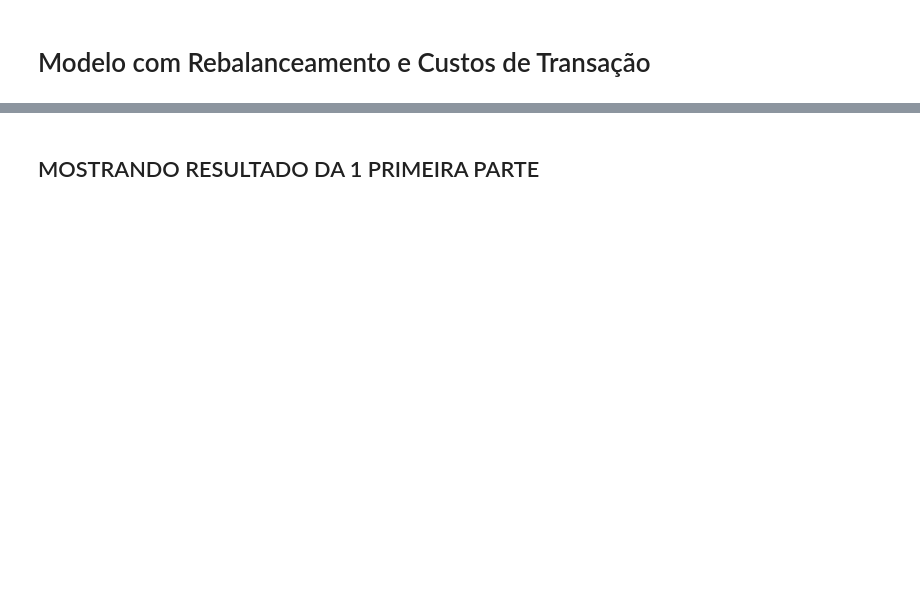
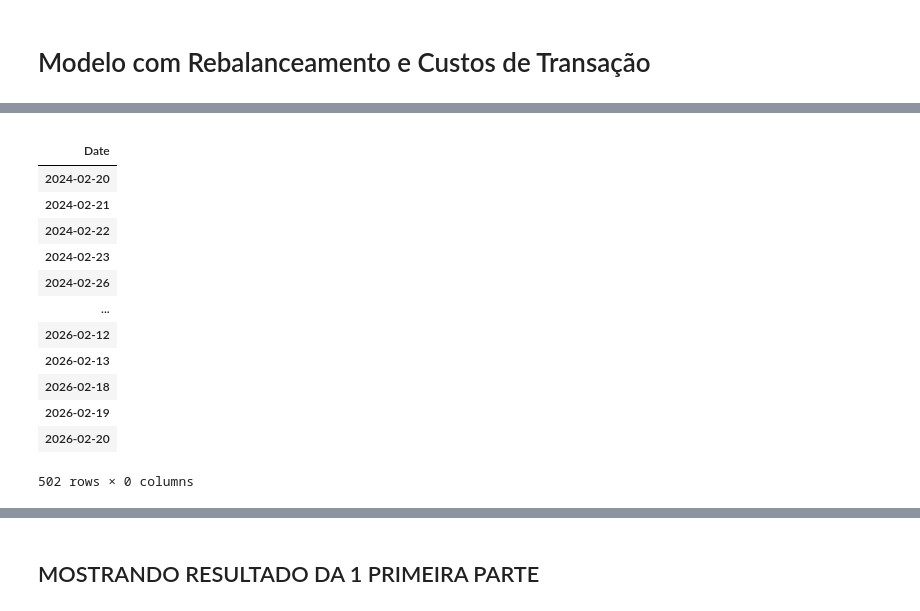
Before and after one commit to JoaoNogaroli/mestrado, a Jupyter notebook: app_modelo_rebalanceamento_custo_transacao.ipynb, the cells around one changed output, grey strips where cells are left out. Cells and saved outputs as stored; diff of their text form; code cells hidden in the pictures; blank space fills up the shorter version.

```diff
--- a/app_modelo_rebalanceamento_custo_transacao.ipynb
+++ b/app_modelo_rebalanceamento_custo_transacao.ipynb
@@ -122,2 +175,19 @@ metade_ibov = len(retorno_ibov)//2
+# %%
+retorno_ibov
+# %% [output]
+|  |
+| Date |
+| 2024-02-20 |
+| 2024-02-21 |
+| 2024-02-22 |
+| 2024-02-23 |
+| 2024-02-26 |
+| ... |
+| 2026-02-12 |
+| 2026-02-13 |
+| 2026-02-18 |
+| 2026-02-19 |
+| 2026-02-20 |
+502 rows × 0 columns
 # %%
 # Metades Atvios
```
Also changed, not shown: parts of 13 cells of this notebook.
